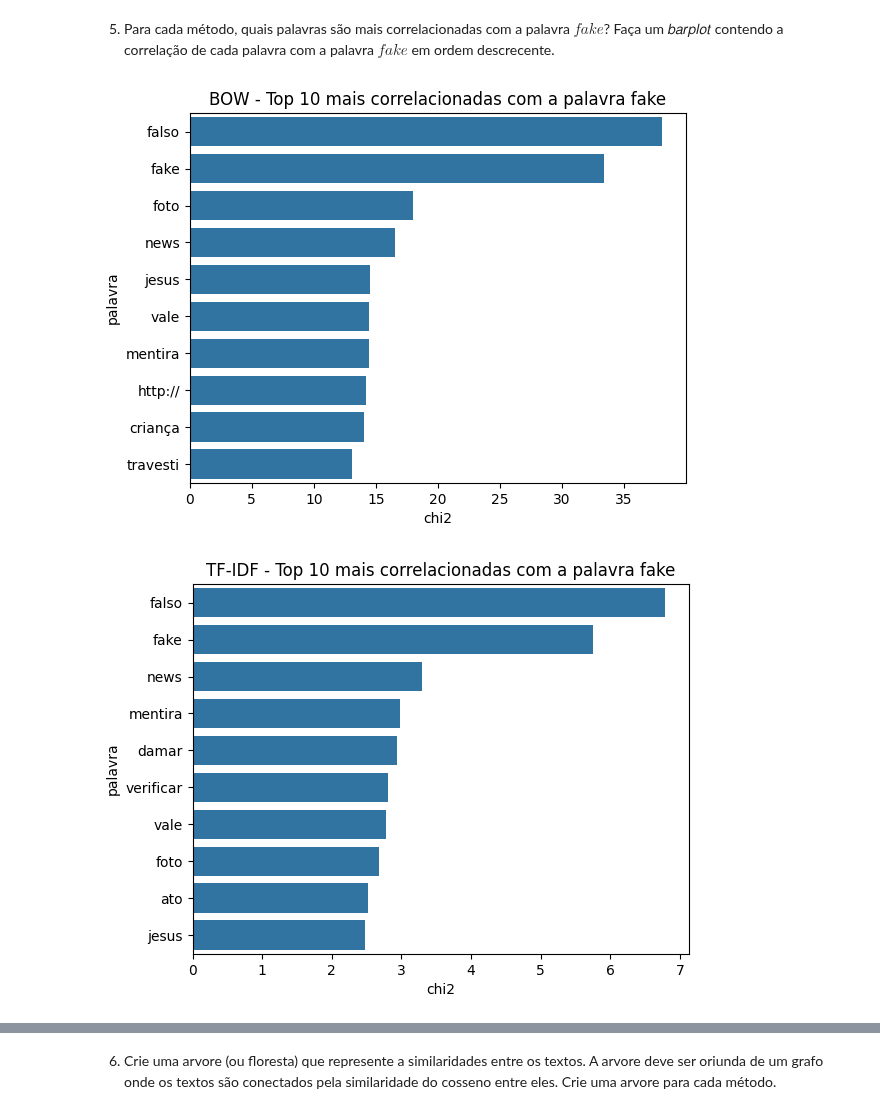
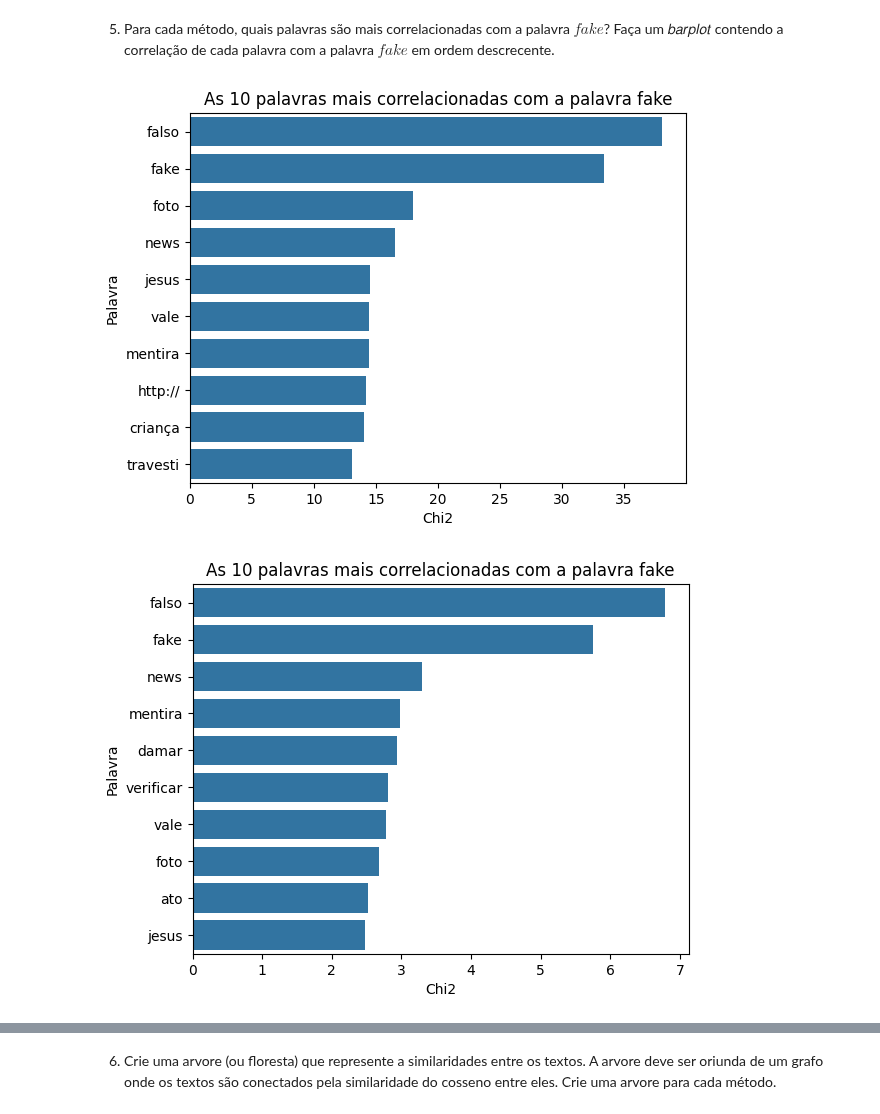
Before and after one commit to clairtonluz/MBA-em-ciencia-de-dados, a Jupyter notebook: Mineracao de Texto/exercicios/EXERCICIO-4- MINERACAO DE TEXTO- 2025.ipynb, the cells around one changed output, grey strips where cells are left out. Drawn from its saved outputs; the diff is of its cells as text; code cells hidden in the pictures.

```diff
--- a/Mineracao de Texto/exercicios/EXERCICIO-4- MINERACAO DE TEXTO- 2025.ipynb
+++ b/Mineracao de Texto/exercicios/EXERCICIO-4- MINERACAO DE TEXTO- 2025.ipynb
@@ -226,30 +252,35 @@ Name: classificacao, Length: 279, dtype: int64
 # %% [markdown]
 5. Para cada método, quais palavras são mais correlacionadas com a palavra $fake$? Faça um  𝑏𝑎𝑟𝑝𝑙𝑜𝑡 contendo a correlação de cada palavra com a palavra $fake$ em ordem descrecente.
 # %%
-# 5. Para cada método, quais palavras são mais correlacionadas com a palavra $fake$? Faça um  𝑏𝑎𝑟𝑝𝑙𝑜𝑡 contendo a correlação de cada palavra com a palavra $fake$ em ordem descrecente.
+# pegue o top 10 de palavras mais correlacionadas com a palavra fake do bag of words
+
 from sklearn.feature_selection import chi2
 
 chi2score=chi2(X_bow,Y)[0]
 
-df_chi2=pd.DataFrame(chi2score,columns=['chi2'])
-df_chi2['palavra']=cv.get_feature_names_out()
-df_chi2=df_chi2.sort_values(by='chi2',ascending=False)
+df_chi2=pd.DataFrame(chi2score,columns=['Chi2'])
+df_chi2['Palavra']=vocabularioBow
+df_chi2=df_chi2.sort_values(by='Chi2',ascending=False)
+df_chi2.head(10)
 
-sns.barplot(x='chi2',y='palavra',data=df_chi2.head(10))
-plt.title('BOW - Top 10 mais correlacionadas com a palavra fake')
+sns.barplot(x='Chi2',y='Palavra',data=df_chi2.head(10))
+plt.title('As 10 palavras mais correlacionadas com a palavra fake')
 plt.show()
 # %% [output]
-[figure, old version]
+[figure, new version]
 # %%
-chi2score = chi2(X_tfidf, Y)[0]
+# pegue o top 10 de palavras mais correlacionadas com a palavra fake do tf-idf
 
-df_chi2 = pd.DataFrame(chi2score, columns=['chi2'])
-df_chi2['palavra'] = tfidf.get_feature_names_out()
-df_chi2 = df_chi2.sort_values(by='chi2', ascending=False)
+chi2score=chi2(X_tfidf,Y)[0]
 
-# plt.figure(figsize=(15,10))
-sns.barplot(x='chi2', y='palavra', data=df_chi2.head(10))
-plt.title('TF-IDF - Top 10 mais correlacionadas com a palavra fake')
+df_chi2=pd.DataFrame(chi2score,columns=['Chi2'])
+df_chi2['Palavra']=vocabularioTfidf
+df_chi2=df_chi2.sort_values(by='Chi2',ascending=False)
+df_chi2.head(10)
+
+sns.barplot(x='Chi2',y='Palavra',data=df_chi2.head(10))
+plt.title('As 10 palavras mais correlacionadas com a palavra fake')
+
 plt.show()
 # %% [output]
-[figure, old version]
+[figure, new version]
```
Also changed, not shown: parts of 13 cells of this notebook.
